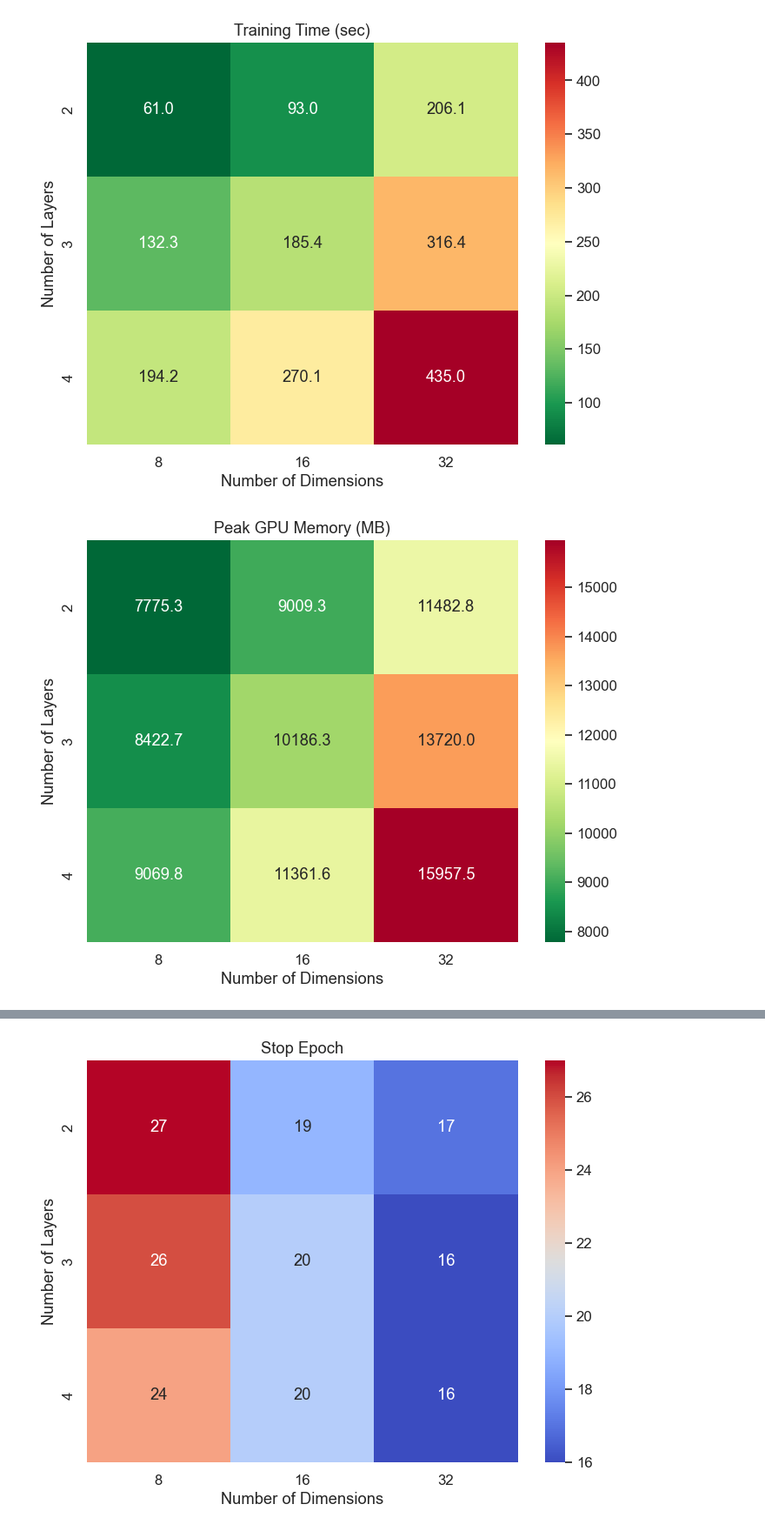
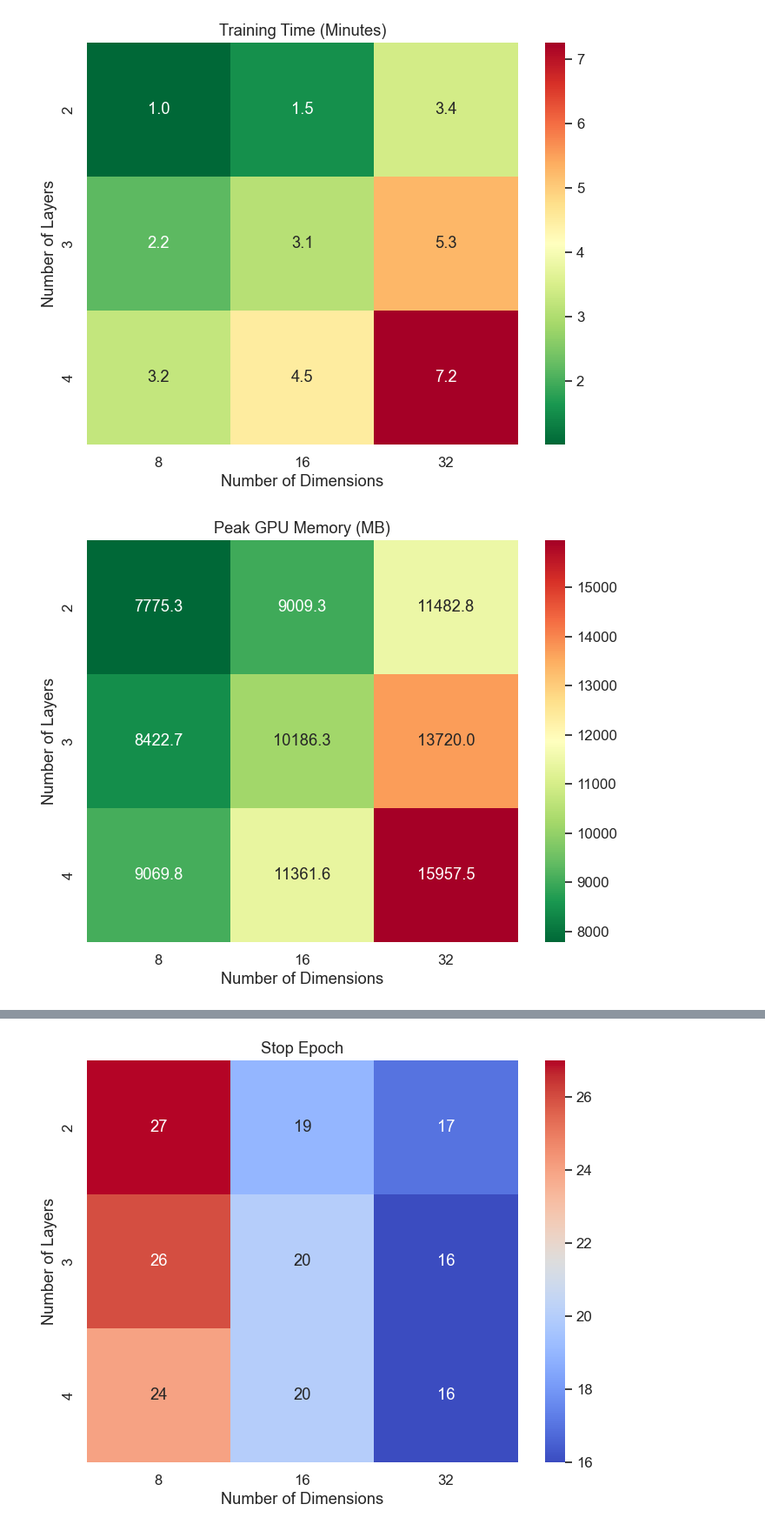
Before and after one commit to hanhoangia/dehnn-optim, a Jupyter notebook: notebook/gridsearch_plots.ipynb, the cells around one changed output, grey strips where cells are left out. Shown at 87% size. Cells and saved outputs as stored; diff of their text form; code cells hidden in the pictures.

Commit message:
update grid search plots

```diff
--- a/notebook/gridsearch_plots.ipynb
+++ b/notebook/gridsearch_plots.ipynb
@@ -15,8 +15,11 @@ grid_df = pd.read_csv(grid_search_csv)
 grid_df["num_layer"] = grid_df["num_layer"].astype(int)
 grid_df["num_dim"] = grid_df["num_dim"].astype(int)
 
+# Convert train_time_sec to minutes
+grid_df["train_time_min"] = grid_df["train_time_sec"] / 60
+
 # Create pivot tables for heatmaps using keyword arguments
-pivot_train_time = grid_df.pivot(index="num_layer", columns="num_dim", values="train_time_sec")
+pivot_train_time = grid_df.pivot(index="num_layer", columns="num_dim", values="train_time_min")
 pivot_gpu_peak   = grid_df.pivot(index="num_layer", columns="num_dim", values="gpu_peak_mb")
 pivot_val_node   = grid_df.pivot(index="num_layer", columns="num_dim", values="val_node_mse")
 pivot_val_net    = grid_df.pivot(index="num_layer", columns="num_dim", values="val_net_mse")
@@ -27,7 +30,7 @@ cmap = "RdYlGn_r"
 # Plot heatmap for Training Time
 plt.figure(figsize=(8, 6))
 sns.heatmap(pivot_train_time, annot=True, fmt=".1f", cmap=cmap)
-plt.title("Training Time (sec)")
+plt.title("Training Time (Minutes)")
 plt.ylabel("Number of Layers")
 plt.xlabel("Number of Dimensions")
 plt.show()
@@ -75,34 +78,34 @@ plt.plot(config_df["epoch"], config_df["train_net_loss"], marker="o", color="red
 plt.title(f"Training Loss for Layers={config[0]}, Dims={config[1]}")
 plt.xlabel("Epoch")
 plt.ylabel("Loss")
 plt.legend()
 plt.grid(True)
 plt.show()
 
 # Plot training loss curves for all configurations in a subplot grid.
 num_layers = sorted(train_loss_df["num_layer"].unique())
 num_dims = sorted(train_loss_df["num_dim"].unique())
 fig, axes = plt.subplots(len(num_layers), len(num_dims), figsize=(15, 10), sharex=True, sharey=True)
 
 for i, nl in enumerate(num_layers):
     for j, nd in enumerate(num_dims):
         ax = axes[i, j]
         cfg_df = train_loss_df[(train_loss_df["num_layer"] == nl) & (train_loss_df["num_dim"] == nd)]
         # Plot node and net training losses with different colors
         ax.plot(cfg_df["epoch"], cfg_df["train_node_loss"], marker="o", color="green", label="Node")
         ax.plot(cfg_df["epoch"], cfg_df["train_net_loss"], marker="o", color="red", label="Net")
         ax.set_title(f"Layers={nl}, Dims={nd}")
         if i == len(num_layers) - 1:
             ax.set_xlabel("Epoch")
         if j == 0:
             ax.set_ylabel("Loss")
         # Optionally, add a legend only in one subplot to avoid clutter
         if i == 0 and j == 0:
             ax.legend()
 plt.tight_layout()
 plt.show()
 # %% [output]
-[figure, old version]
+[figure, new version]
 [figure]
 [figure]
 [figure]
```
Also changed, not shown: parts of 1 cell of this notebook, 5 other files.
